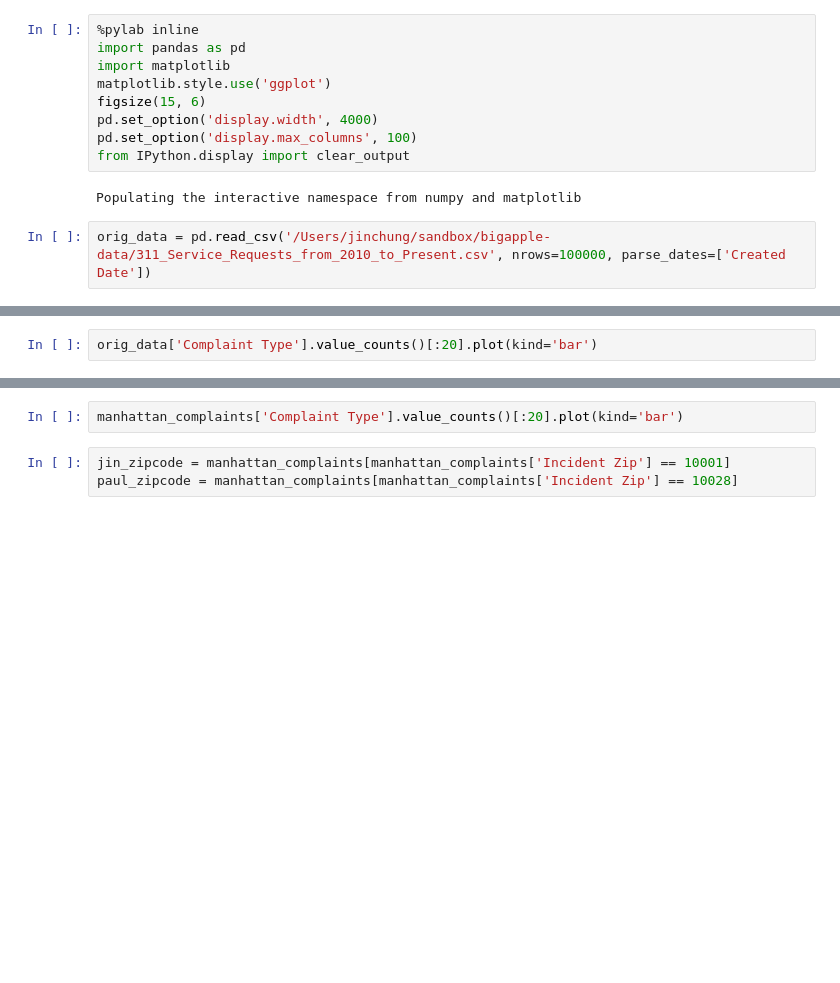
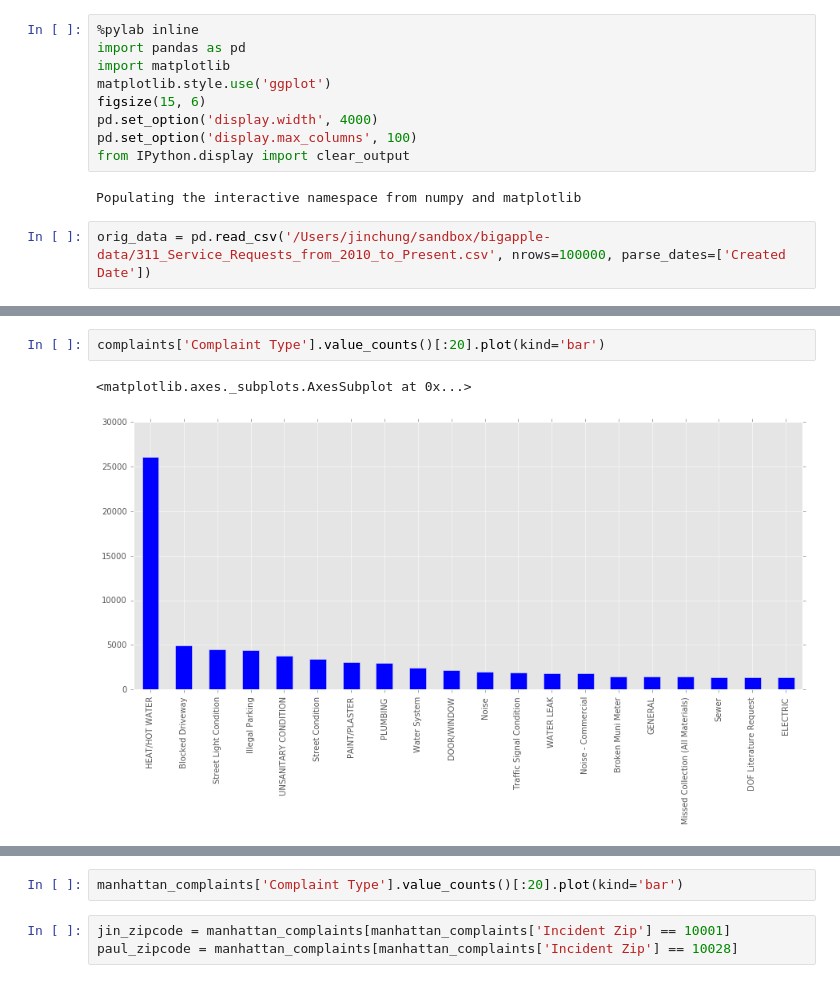
Before and after one commit to jinchung/bigapple, a Jupyter notebook: bigapple/tres uno uno.ipynb, the cells around one changed output, grey strips where cells are left out. Saved outputs shown, nothing was run; the diff lists cells and outputs as text; blank space fills up the shorter version.

```diff
--- a/bigapple/tres uno uno.ipynb
+++ b/bigapple/tres uno uno.ipynb
@@ -21,2 +35,5 @@ manhattan_complaints.set_index('Created Date').sort_index().resample('H', how=le
 # %%
-orig_data['Complaint Type'].value_counts()[:20].plot(kind='bar')
+complaints['Complaint Type'].value_counts()[:20].plot(kind='bar')
+# %% [output]
+<matplotlib.axes._subplots.AxesSubplot at 0x...>
+[figure, added]
```
Also changed, not shown: parts of 6 cells of this notebook, 1 other file.
